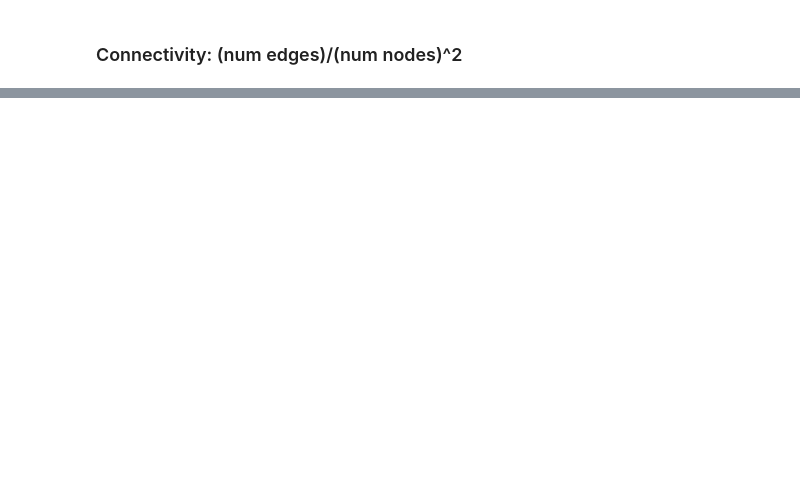
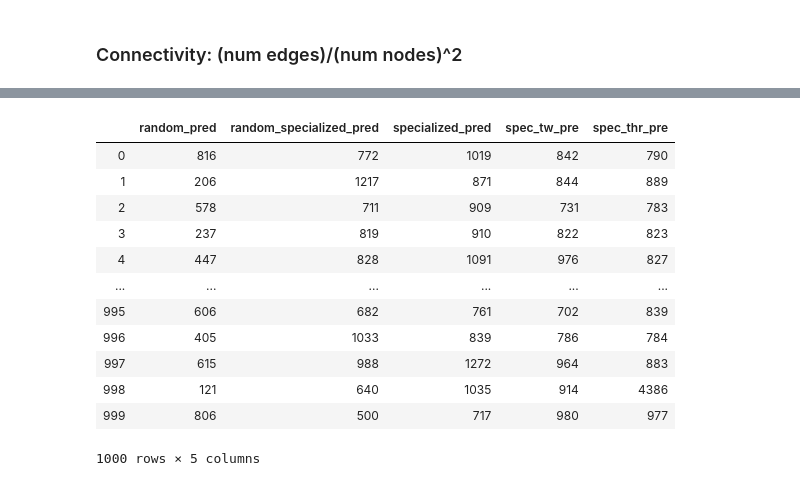
Before and after one commit to djpasseyjr/NetworkReseach, a Jupyter notebook: Reservoir Computing/Spec_Tw_Fixed.ipynb, the cells around one changed output, grey strips where cells are left out. Saved outputs shown, nothing was run; the diff lists cells and outputs as text; code cells hidden in the pictures; blank space fills up the shorter version.

```diff
--- a/Reservoir Computing/Spec_Tw_Fixed.ipynb
+++ b/Reservoir Computing/Spec_Tw_Fixed.ipynb
@@ -401,0 +501,17 @@ df[["random_err", "random_pred"]].describe()
+# %%
+pred = df[[ "random_pred", "random_specialized_pred","specialized_pred","spec_tw_pre", "spec_thr_pre"]]
+pred
+# %% [output]
+|  | random_pred | random_specialized_pred | specialized_pred | spec_tw_pre | spec_thr_pre |
+| 0 | 816 | 772 | 1019 | 842 | 790 |
+| 1 | 206 | 1217 | 871 | 844 | 889 |
+| 2 | 578 | 711 | 909 | 731 | 783 |
+| 3 | 237 | 819 | 910 | 822 | 823 |
+| 4 | 447 | 828 | 1091 | 976 | 827 |
+| ... | ... | ... | ... | ... | ... |
+| 995 | 606 | 682 | 761 | 702 | 839 |
+| 996 | 405 | 1033 | 839 | 786 | 784 |
+| 997 | 615 | 988 | 1272 | 964 | 883 |
+| 998 | 121 | 640 | 1035 | 914 | 4386 |
+| 999 | 806 | 500 | 717 | 980 | 977 |
+1000 rows × 5 columns
```
Also changed, not shown: parts of 18 cells of this notebook, 18 other files.
